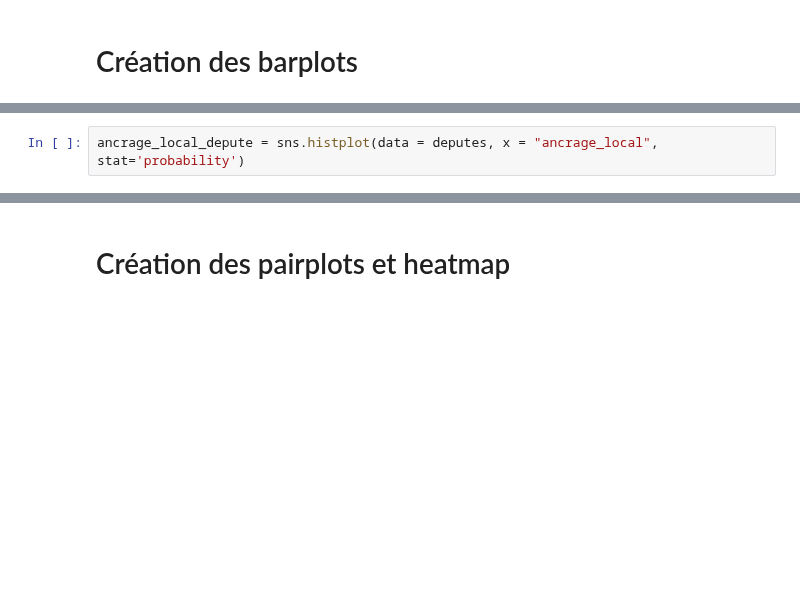
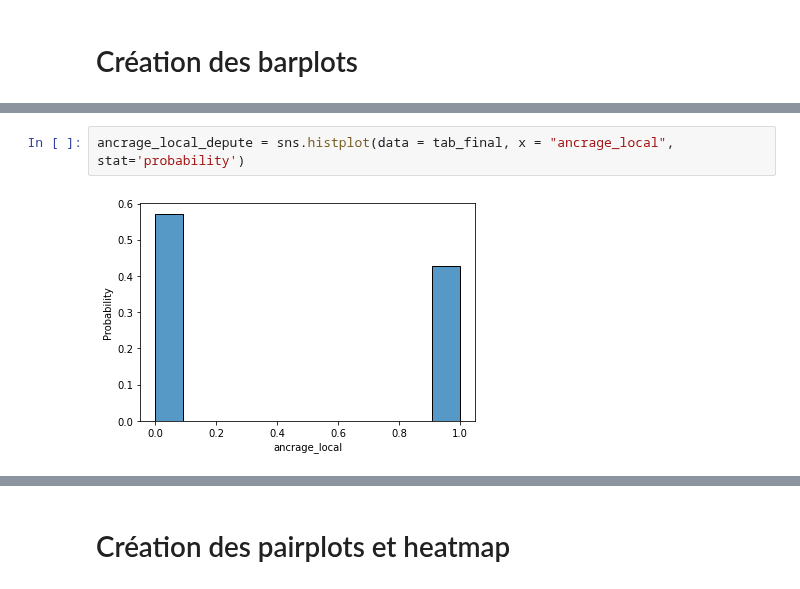
Before and after one commit to p-contamin/Prediction-de-l-activite-des-deputes-francais, a Jupyter notebook: 2. Data Viz/Graphiques de visualisation.ipynb, the cells around one changed output, grey strips where cells are left out. Drawn from its saved outputs; the diff is of its cells as text; blank space fills up the shorter version.

```diff
--- a/2. Data Viz/Graphiques de visualisation.ipynb
+++ b/2. Data Viz/Graphiques de visualisation.ipynb
@@ -51,3 +50,5 @@ sexe_depute = sns.histplot(data = deputes, x = "sexe", stat='probability')
 # %%
-ancrage_local_depute = sns.histplot(data = deputes, x = "ancrage_local", stat='probability')
+ancrage_local_depute = sns.histplot(data = tab_final, x = "ancrage_local", stat='probability')
+# %% [output]
+[figure, added]
 # %%
```
Also changed, not shown: parts of 11 cells of this notebook.
